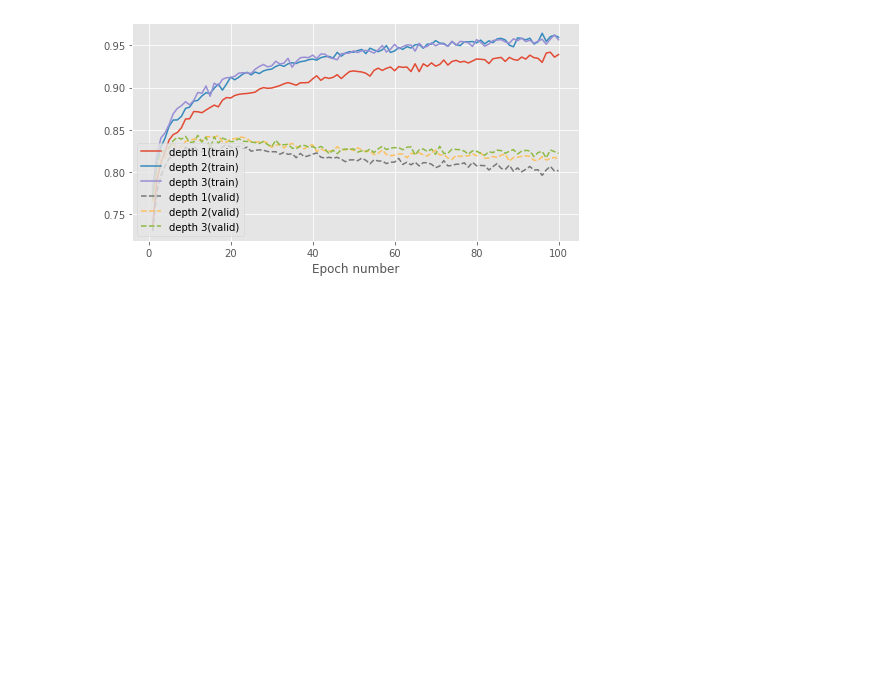
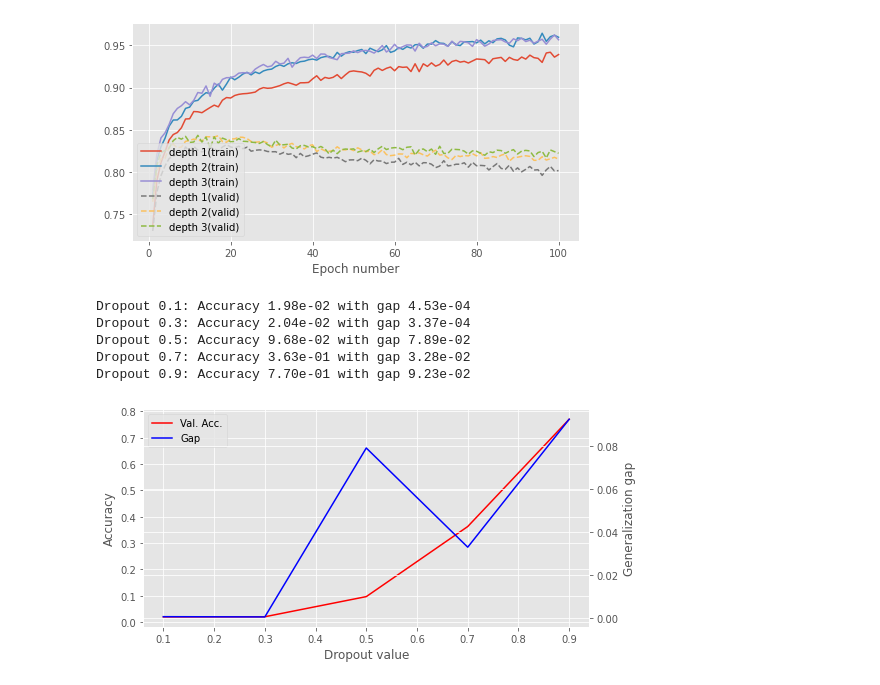
Before and after one commit to Mushinako/mlpractical, a Jupyter notebook: notebooks/Coursework_1.ipynb, the cells around one changed output. Cells and saved outputs as stored; diff of their text form; code cells hidden in the pictures; blank space fills up the shorter version.

Commit message:
Dropout result & Penalty code

```diff
--- a/notebooks/Coursework_1.ipynb
+++ b/notebooks/Coursework_1.ipynb
@@ -14,6 +14,9 @@ plt.style.use('ggplot')
 # %%
 data_hidden_dim = None
 data_hidden_layer = None
+data_dropout = None
+data_l1 = None
+data_l2 = None
 %store -r
 # %%
 def train_model_and_plot_stats(
@@ -242,3 +281,49 @@ plot_fig_2_3(data_hidden_layer, "depth")
 3: error(train)=1.14e-01, acc(train)=9.57e-01, error(valid)=1.69e+00, acc(valid)=8.22e-01
 [figure]
 [figure]
+# %%
+if data_dropout is None:
+    data_dropout = {
+        prob: run_model(128, 3, dropout_layer=DropoutLayer(incl_prob=prob))
+        for prob in [0.1, 0.3, 0.5, 0.7, 0.9]
+    }
+    %store data_dropout
+# %%
+def plot_fig_4_dropout(data: dict[float, Any]) -> None:
+    """
+    Plot utility function for Fig. 2 and 3.
+    """
+    fig = plt.figure(figsize=(8, 4))
+    ax1 = fig.add_subplot(111)
+    ax2 = ax1.twinx()
+
+    accs: list[float] = []
+    gaps: list[float] = []
+    for dropout, datum in data.items():
+        stat: np.ndarray[tuple[int], np.dtype[np.float32]] = datum[0][-1]
+        keys: dict[str, int] = datum[1]
+        acc = stat[keys["acc(valid)"]]
+        gap = stat[keys["error(valid)"]] - stat[keys["error(train)"]]
+        print(f"Dropout {dropout}: Accuracy {acc:.2e} with gap {gap:.2e}")
+        accs.append(acc)
+        gaps.append(gap)
+
+    l1 = ax1.plot(data.keys(), accs, "r", label="Val. Acc.")
+    l2 = ax2.plot(data.keys(), gaps, "b", label="Gap")
+    lines = l1 + l2
+    labels = [l.get_label() for l in lines]
+
+    ax1.legend(lines, labels, loc=0)
+    ax1.set_xlabel("Dropout value")
+    ax1.set_ylabel("Accuracy")
+    ax2.set_ylabel("Generalization gap")
+
+
+plot_fig_4_dropout(data_dropout)
+# %% [output]
+Dropout 0.1: Accuracy 1.98e-02 with gap 4.53e-04
+Dropout 0.3: Accuracy 2.04e-02 with gap 3.37e-04
+Dropout 0.5: Accuracy 9.68e-02 with gap 7.89e-02
+Dropout 0.7: Accuracy 3.63e-01 with gap 3.28e-02
+Dropout 0.9: Accuracy 7.70e-01 with gap 9.23e-02
+[figure, added]
```
Also changed, not shown: parts of 3 cells of this notebook.
